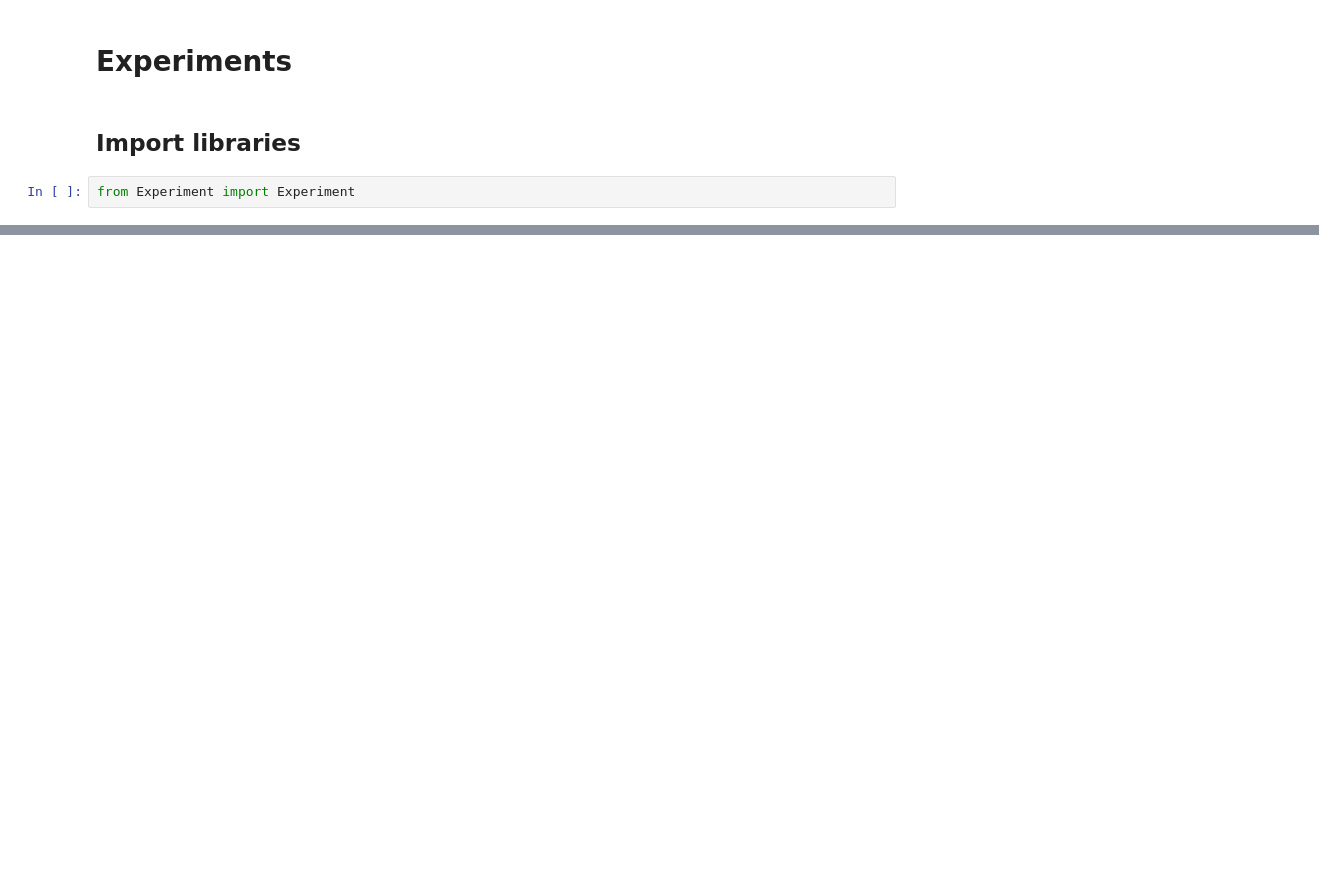
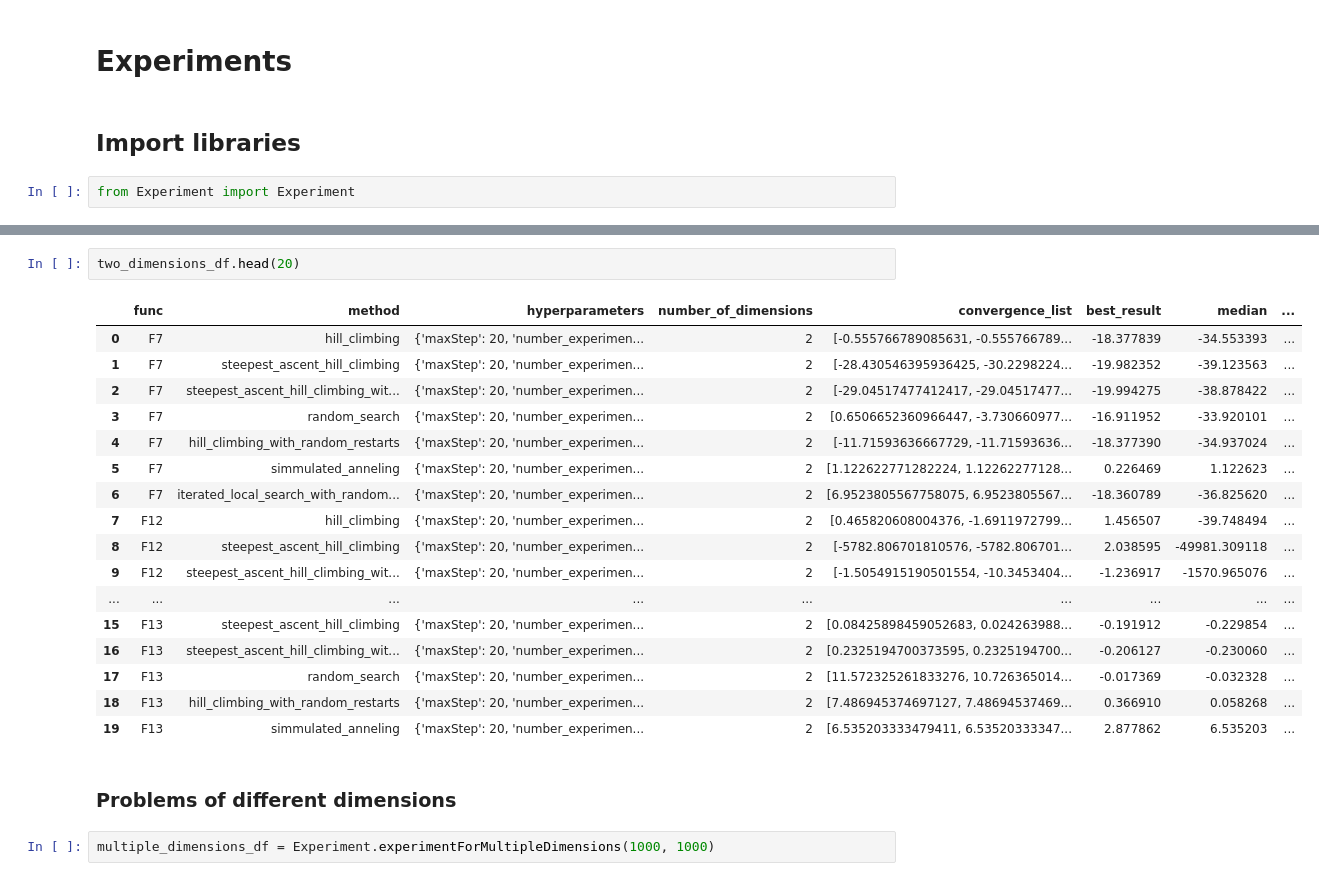
Before and after one commit to lemurianredmage/maestria-sandbox, a Jupyter notebook: Semestre-02/computo_evolutivo/evolutive-computer-algorithms/src/metaheuristics_methods_evaluation.ipynb, the cells around one changed output, grey strips where cells are left out. Saved outputs shown, nothing was run; the diff lists cells and outputs as text; blank space fills up the shorter version.

```diff
--- a/Semestre-02/computo_evolutivo/evolutive-computer-algorithms/src/metaheuristics_methods_evaluation.ipynb
+++ b/Semestre-02/computo_evolutivo/evolutive-computer-algorithms/src/metaheuristics_methods_evaluation.ipynb
@@ -28,0 +35,24 @@ one_dimension.head(20)
+# %%
+two_dimensions_df.head(20)
+# %% [output]
+|  | func | method | hyperparameters | number_of_dimensions | convergence_list | best_result | median | ... |
+| 0 | F7 | hill_climbing | {'maxStep': 20, 'number_experimen... | 2 | [-0.555766789085631, -0.555766789... | -18.377839 | -34.553393 | ... |
+| 1 | F7 | steepest_ascent_hill_climbing | {'maxStep': 20, 'number_experimen... | 2 | [-28.430546395936425, -30.2298224... | -19.982352 | -39.123563 | ... |
+| 2 | F7 | steepest_ascent_hill_climbing_wit... | {'maxStep': 20, 'number_experimen... | 2 | [-29.04517477412417, -29.04517477... | -19.994275 | -38.878422 | ... |
+| 3 | F7 | random_search | {'maxStep': 20, 'number_experimen... | 2 | [0.6506652360966447, -3.730660977... | -16.911952 | -33.920101 | ... |
+| 4 | F7 | hill_climbing_with_random_restarts | {'maxStep': 20, 'number_experimen... | 2 | [-11.71593636667729, -11.71593636... | -18.377390 | -34.937024 | ... |
+| 5 | F7 | simmulated_anneling | {'maxStep': 20, 'number_experimen... | 2 | [1.122622771282224, 1.12262277128... | 0.226469 | 1.122623 | ... |
+| 6 | F7 | iterated_local_search_with_random... | {'maxStep': 20, 'number_experimen... | 2 | [6.9523805567758075, 6.9523805567... | -18.360789 | -36.825620 | ... |
+| 7 | F12 | hill_climbing | {'maxStep': 20, 'number_experimen... | 2 | [0.465820608004376, -1.6911972799... | 1.456507 | -39.748494 | ... |
+| 8 | F12 | steepest_ascent_hill_climbing | {'maxStep': 20, 'number_experimen... | 2 | [-5782.806701810576, -5782.806701... | 2.038595 | -49981.309118 | ... |
+| 9 | F12 | steepest_ascent_hill_climbing_wit... | {'maxStep': 20, 'number_experimen... | 2 | [-1.5054915190501554, -10.3453404... | -1.236917 | -1570.965076 | ... |
+| ... | ... | ... | ... | ... | ... | ... | ... | ... |
+| 15 | F13 | steepest_ascent_hill_climbing | {'maxStep': 20, 'number_experimen... | 2 | [0.08425898459052683, 0.024263988... | -0.191912 | -0.229854 | ... |
+| 16 | F13 | steepest_ascent_hill_climbing_wit... | {'maxStep': 20, 'number_experimen... | 2 | [0.2325194700373595, 0.2325194700... | -0.206127 | -0.230060 | ... |
+| 17 | F13 | random_search | {'maxStep': 20, 'number_experimen... | 2 | [11.572325261833276, 10.726365014... | -0.017369 | -0.032328 | ... |
+| 18 | F13 | hill_climbing_with_random_restarts | {'maxStep': 20, 'number_experimen... | 2 | [7.486945374697127, 7.48694537469... | 0.366910 | 0.058268 | ... |
+| 19 | F13 | simmulated_anneling | {'maxStep': 20, 'number_experimen... | 2 | [6.535203333479411, 6.53520333347... | 2.877862 | 6.535203 | ... |
+# %% [markdown]
+### Problems of different dimensions
+# %%
+multiple_dimensions_df = Experiment.experimentForMultipleDimensions(1000, 1000)
```
Also changed, not shown: parts of 8 cells of this notebook, 4 other files.
